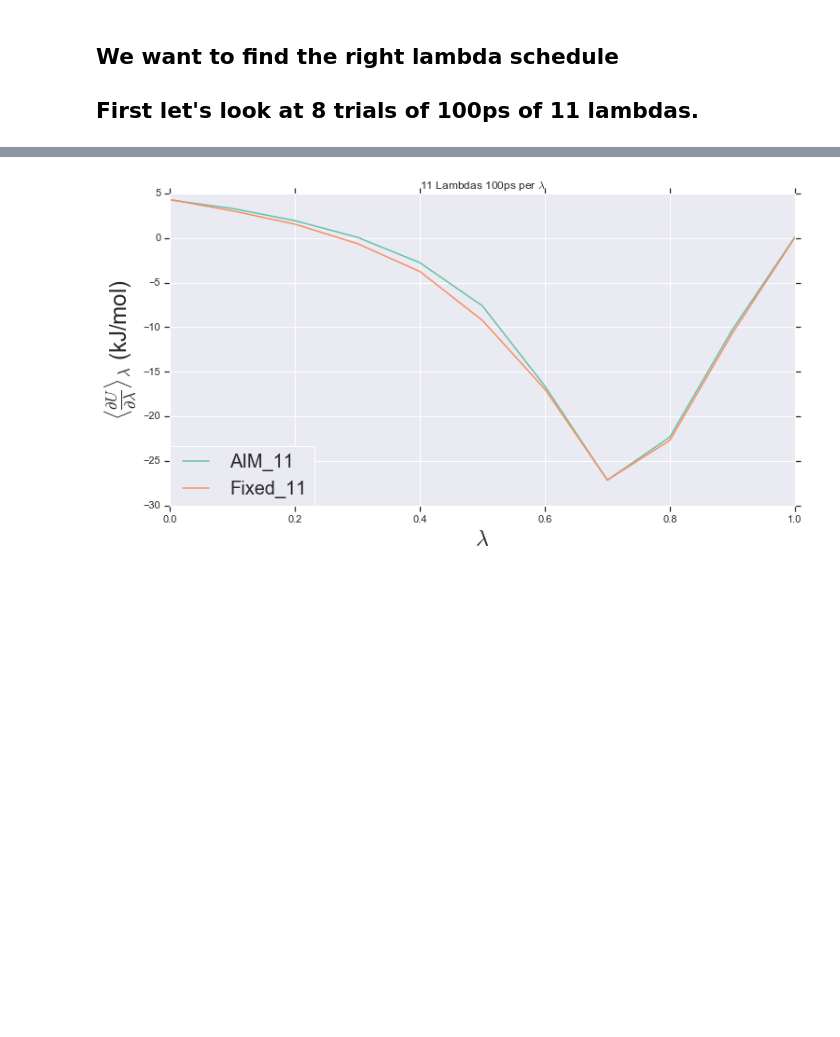
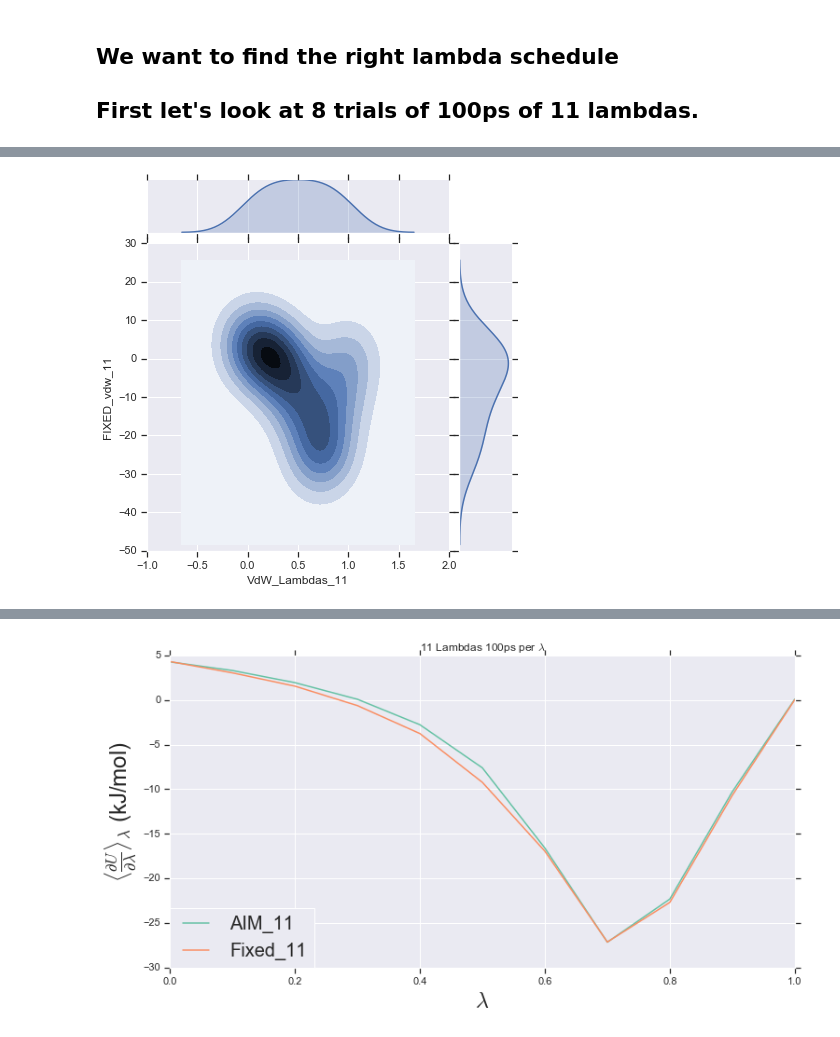
Before and after one commit to bioSandMan/gmx514, a Jupyter notebook: methane.ipynb, the cells around one changed output, grey strips where cells are left out. Saved outputs shown, nothing was run; the diff lists cells and outputs as text; code cells hidden in the pictures; blank space fills up the shorter version.

```diff
--- a/methane.ipynb
+++ b/methane.ipynb
@@ -145,0 +150,4 @@ eleven_results['Number of Lambdas'] = 11
+# %%
+sns.jointplot(x="VdW_Lambdas_11", y="FIXED_vdw_11", data=eleven_lambdas, kind='kde');
+# %% [output]
+[figure, added]
```
Also changed, not shown: parts of 15 cells of this notebook.
